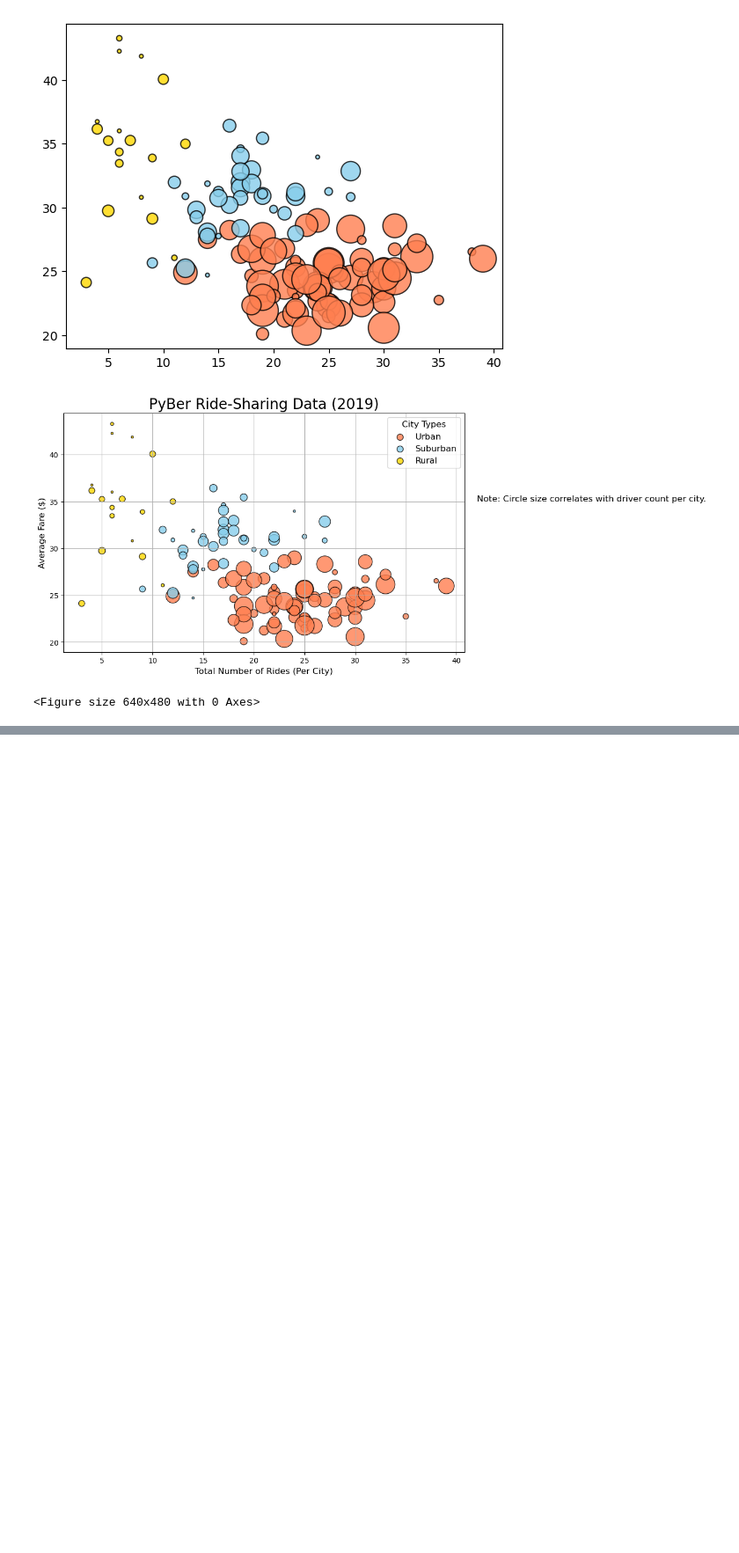
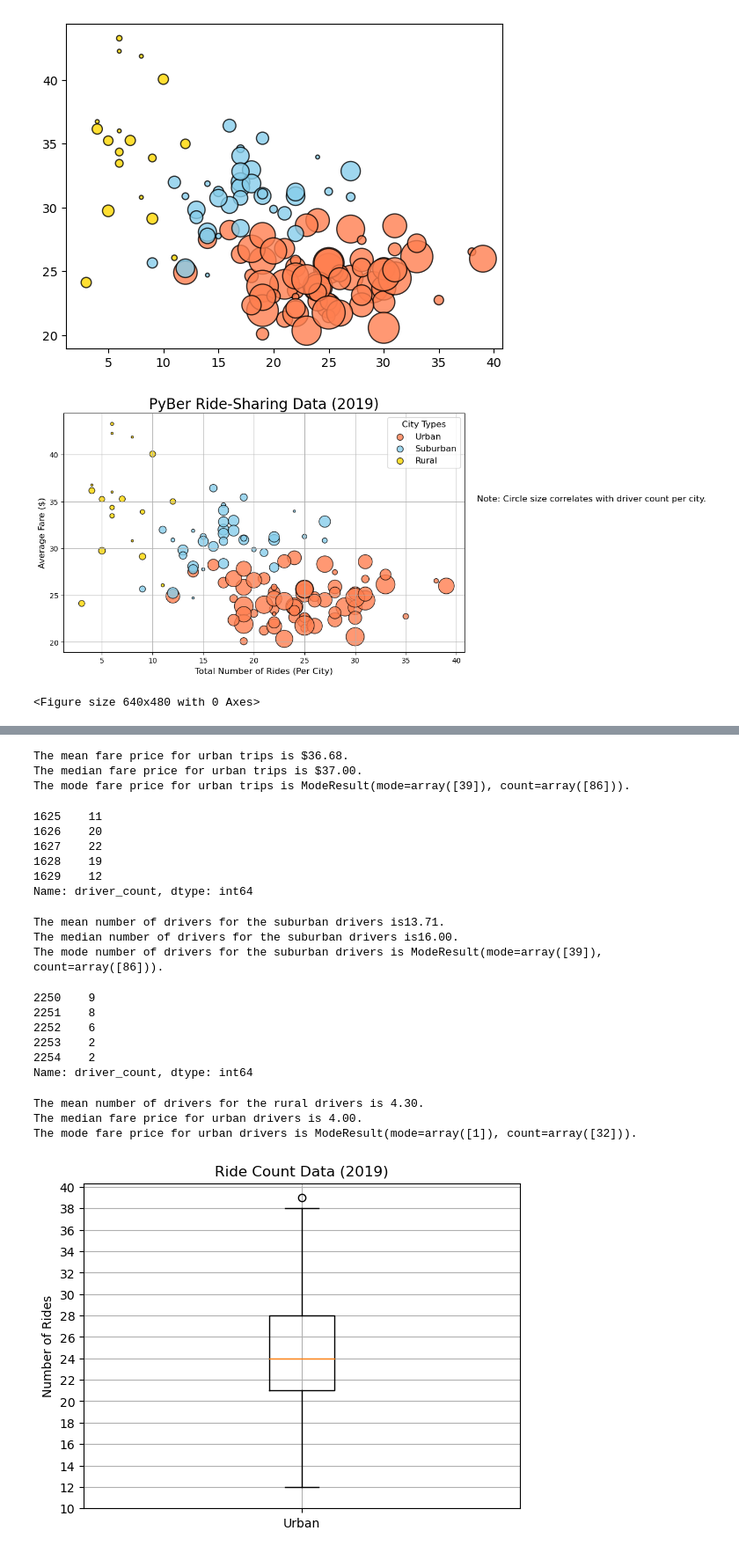
Before and after one commit to michelleacg/PyBer_Analysis, a Jupyter notebook: PyBer.ipynb, the cells around one changed output, grey strips where cells are left out. Shown: that part at 88% size. Saved outputs shown, nothing was run; the diff lists cells and outputs as text; code cells hidden in the pictures; blank space fills up the shorter version.

```diff
--- a/PyBer.ipynb
+++ b/PyBer.ipynb
@@ -387,0 +541,77 @@ plt.savefig("analysis/Fig1.png")
+# %%
+# Calculate the measures of central tendency for the average fare for the urban drivers.
+mean_urban_drivers = np.mean(urban_drivers)
+print(f"The mean fare price for urban trips is ${mean_urban_drivers:.2f}.")
+
+median_urban_drivers = np.median(urban_drivers)
+print(f"The median fare price for urban trips is ${median_urban_drivers:.2f}.")
+
+mode_urban_drivers = sts.mode(urban_drivers)
+print(f"The mode fare price for urban trips is {mode_urban_drivers}.")
+# %% [output]
+The mean fare price for urban trips is $36.68.
+The median fare price for urban trips is $37.00.
+The mode fare price for urban trips is ModeResult(mode=array([39]), count=array([86])).
+# %%
+# Get the driver count data from the urban cities.
+suburban_drivers = suburban_cities_df['driver_count']
+suburban_drivers.head()
+# %% [output]
+1625    11
+1626    20
+1627    22
+1628    19
+1629    12
+Name: driver_count, dtype: int64
+# %%
+# Calculate the measures of central tendency for the average fare for the suburban drivers.
+mean_suburban_drivers = np.mean(suburban_drivers)
+print(f"The mean number of drivers for the suburban drivers is{mean_suburban_drivers:.2f}.")
+
+median_suburban_drivers = np.median(suburban_drivers)
+print(f"The median number of drivers for the suburban drivers is{median_suburban_drivers:.2f}.")
+
+mode_suburban_drivers = sts.mode(urban_drivers)
+print(f"The mode number of drivers for the suburban drivers is {mode_suburban_drivers}.")
+# %% [output]
+The mean number of drivers for the suburban drivers is13.71.
+The median number of drivers for the suburban drivers is16.00.
+The mode number of drivers for the suburban drivers is ModeResult(mode=array([39]), count=array([86])).
+# %%
+# Get the driver count data from the rural drivers.
+rural_drivers = rural_cities_df['driver_count']
+rural_drivers.head()
+# %% [output]
+2250    9
+2251    8
+2252    6
+2253    2
+2254    2
+Name: driver_count, dtype: int64
+# %%
+# Calculate the measures of central tendency for the average fare for the suburban drivers.
+mean_rural_drivers = np.mean(rural_drivers)
+print(f"The mean number of drivers for the rural drivers is {mean_rural_drivers:.2f}.")
+
+median_rural_drivers = np.median(rural_drivers)
+print(f"The median fare price for urban drivers is {median_rural_drivers:.2f}.")
+
+mode_rural_drivers = sts.mode(rural_drivers)
+print(f"The mode fare price for urban drivers is {mode_rural_drivers}.")
+# %% [output]
+The mean number of drivers for the rural drivers is 4.30.
+The median fare price for urban drivers is 4.00.
+The mode fare price for urban drivers is ModeResult(mode=array([1]), count=array([32])).
+# %%
+# Create a box-and-whisker plot for the urban cities ride count.
+x_labels = ["Urban"]
+fig, ax = plt.subplots()
+ax.boxplot(urban_ride_count, labels=x_labels)
+# Add the title, y-axis label and grid.
+ax.set_title('Ride Count Data (2019)')
+ax.set_ylabel('Number of Rides')
+ax.set_yticks(np.arange(10, 41, step=2.0))
+ax.grid()
+plt.show()
+# %% [output]
+[figure, added]
```
Also changed, not shown: parts of 19 cells of this notebook, 1 other file.
